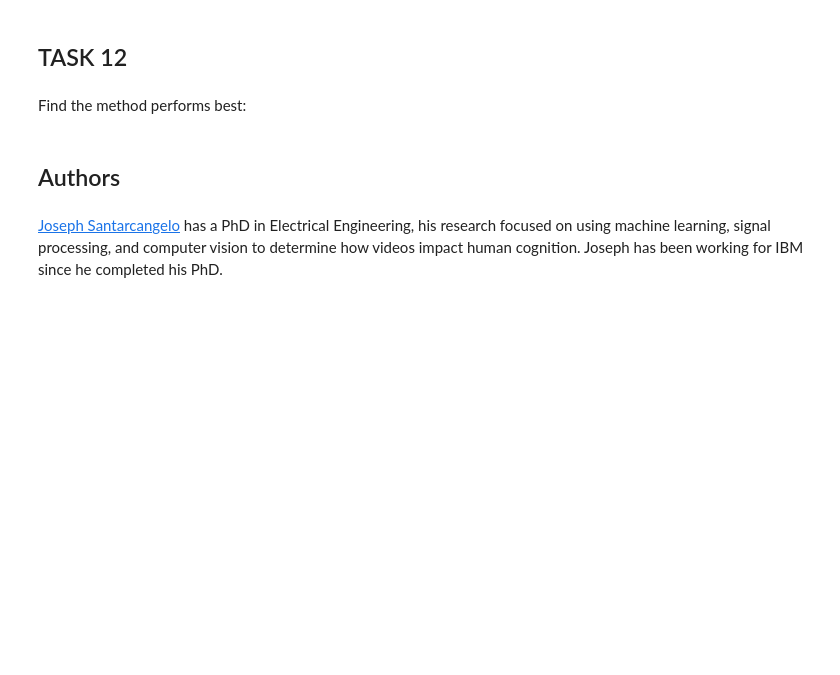
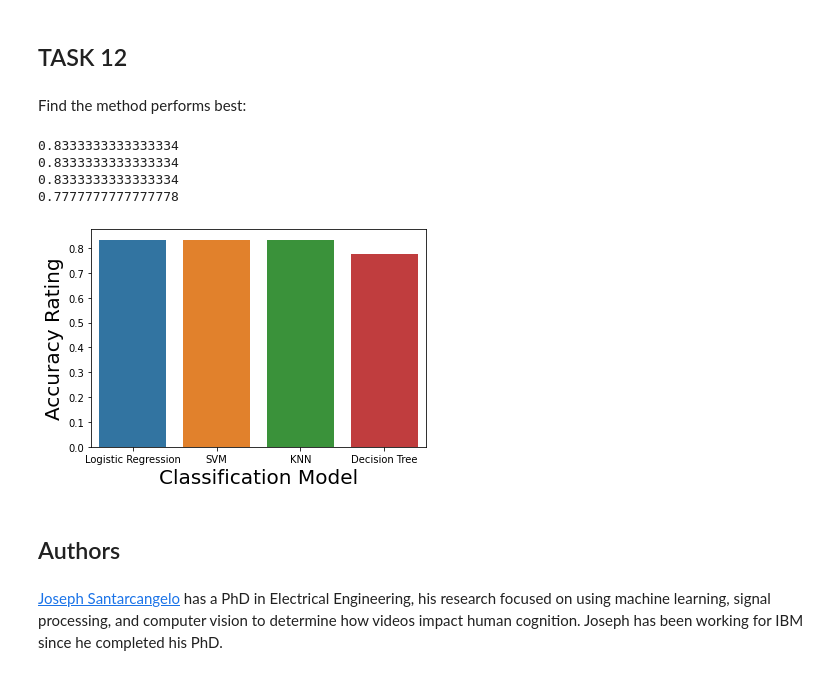
Before and after one commit to stevofosho/testrepo, a Jupyter notebook: SpaceX_Machine Learning Prediction_Part_5.ipynb, the cells around one changed output. Drawn from its saved outputs; the diff is of its cells as text; code cells hidden in the pictures; blank space fills up the shorter version.

```diff
--- a/SpaceX_Machine Learning Prediction_Part_5.ipynb
+++ b/SpaceX_Machine Learning Prediction_Part_5.ipynb
@@ -219,8 +219,8 @@ accuracy : 0.8464285714285713
 # %% [markdown]
 Calculate the accuracy on the test data using the method <code>score</code>:
 # %%
-score = logreg_cv.score(X_test, Y_test)
-score
+score_logreg = logreg_cv.score(X_test, Y_test)
+score_logreg
 # %% [output]
 0.8333333333333334
 # %% [markdown]
@@ -262,7 +262,8 @@ accuracy : 0.8482142857142856
 # %% [markdown]
 Calculate the accuracy on the test data using the method <code>score</code>:
 # %%
-svm_cv.score(X_test, Y_test)
-svm_cv.best_params_
+score_svm = svm_cv.score(X_test, Y_test)
+print(svm_cv.best_params_)
+print(score_svm)
 # %% [output]
 {'C': 1.0, 'gamma': 0.03162277660168379, 'kernel': 'sigmoid'}
@@ -308,5 +310,6 @@ accuracy : 0.875
 # %% [markdown]
 Calculate the accuracy of tree_cv on the test data using the method <code>score</code>:
 # %%
-tree_cv.score(X_test, Y_test)
+score_tree = tree_cv.score(X_test, Y_test)
+score_tree
 # %% [output]
@@ -347,7 +350,8 @@ accuracy : 0.8482142857142858
 # %% [markdown]
 Calculate the accuracy of tree_cv on the test data using the method <code>score</code>:
 # %%
-knn_cv.score(X_test, Y_test)
+score_knn = knn_cv.score(X_test, Y_test)
+score_knn
 # %% [output]
 0.8333333333333334
 # %% [markdown]
@@ -364,3 +370,22 @@ Find the method performs best:
+# %%
+print(score_logreg)
+print(score_svm)
+print(score_knn)
+print(score_tree)
+score_data = {'Classifier' : ['Logistic Regression', 'SVM', 'KNN', 'Decision Tree'], \
+              'Accuracy' : [score_logreg, score_svm, score_knn, score_tree]}
+score_df = pd.DataFrame(score_data)
+
+sns.barplot(data=score_df, x='Classifier', y='Accuracy')
+plt.xlabel("Classification Model",fontsize=20)
+plt.ylabel("Accuracy Rating",fontsize=20)
+plt.show()
+# %% [output]
+0.8333333333333334
+0.8333333333333334
+0.8333333333333334
+0.7777777777777778
+[figure, added]
 # %% [markdown]
 ## Authors
 # %% [markdown]
```
Also changed, not shown: parts of 5 cells of this notebook.
